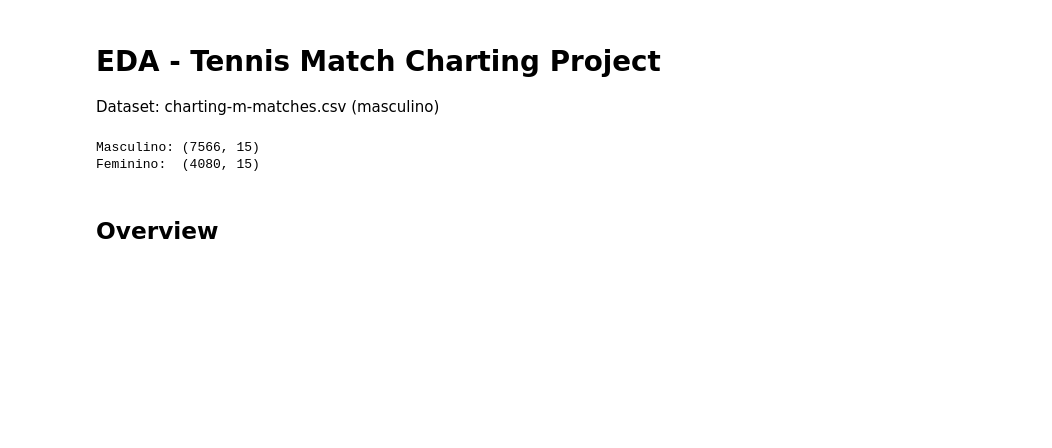
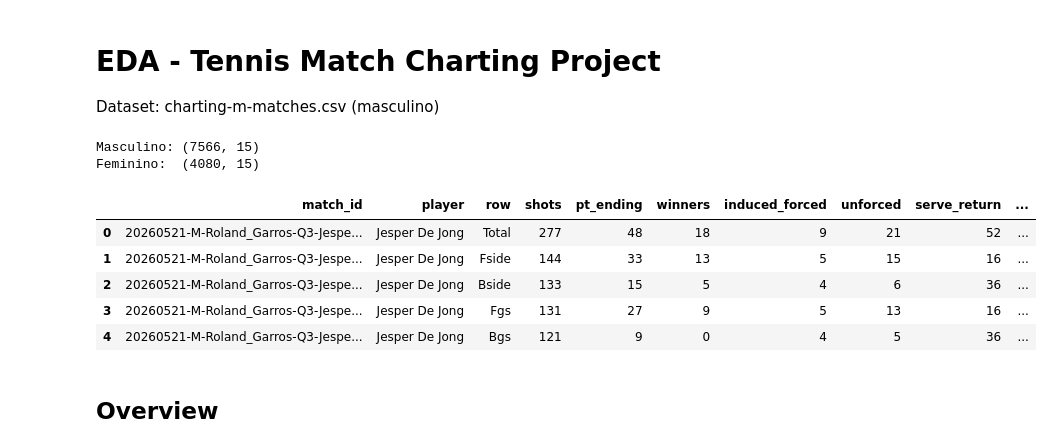
Before and after one commit to lucashernandsz/tennis-machine-learning, a Jupyter notebook: tennis_ml/notebooks/eda.ipynb, the cells around one changed output. Saved outputs shown, nothing was run; the diff lists cells and outputs as text; code cells hidden in the pictures; blank space fills up the shorter version.

```diff
--- a/tennis_ml/notebooks/eda.ipynb
+++ b/tennis_ml/notebooks/eda.ipynb
@@ -16,6 +16,17 @@ print(f"Feminino:  {df_women.shape}")
 # %% [output]
 Masculino: (7566, 15)
 Feminino:  (4080, 15)
+# %%
+df = pd.read_csv(f"{BASE_PATH}/charting-m-stats-ShotTypes.csv")
+# %%
+df.head()
+# %% [output]
+|  | match_id | player | row | shots | pt_ending | winners | induced_forced | unforced | serve_return | ... |
+| 0 | 20260521-M-Roland_Garros-Q3-Jespe... | Jesper De Jong | Total | 277 | 48 | 18 | 9 | 21 | 52 | ... |
+| 1 | 20260521-M-Roland_Garros-Q3-Jespe... | Jesper De Jong | Fside | 144 | 33 | 13 | 5 | 15 | 16 | ... |
+| 2 | 20260521-M-Roland_Garros-Q3-Jespe... | Jesper De Jong | Bside | 133 | 15 | 5 | 4 | 6 | 36 | ... |
+| 3 | 20260521-M-Roland_Garros-Q3-Jespe... | Jesper De Jong | Fgs | 131 | 27 | 9 | 5 | 13 | 16 | ... |
+| 4 | 20260521-M-Roland_Garros-Q3-Jespe... | Jesper De Jong | Bgs | 121 | 9 | 0 | 4 | 5 | 36 | ... |
 # %% [markdown]
 ## Overview
 # %% [markdown]
```
